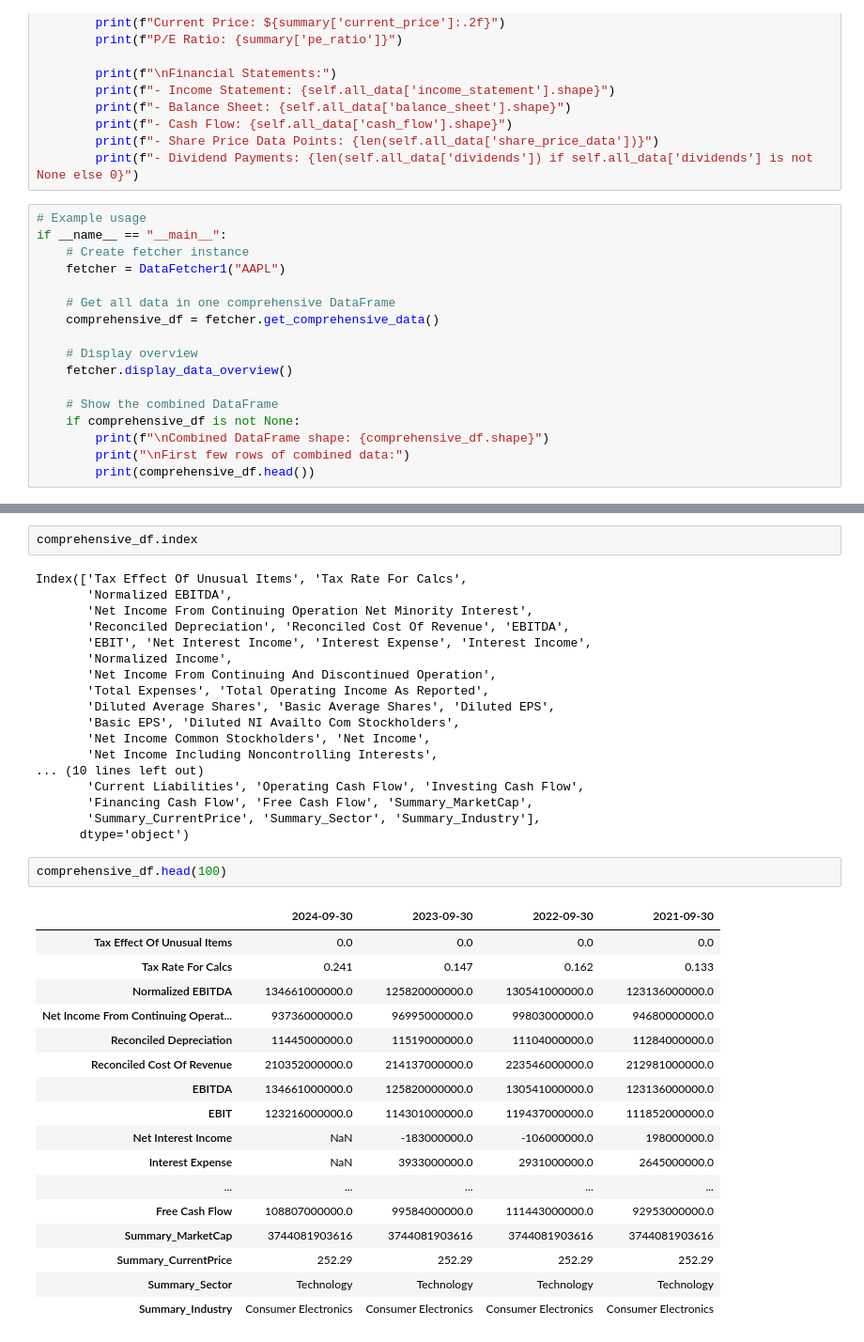
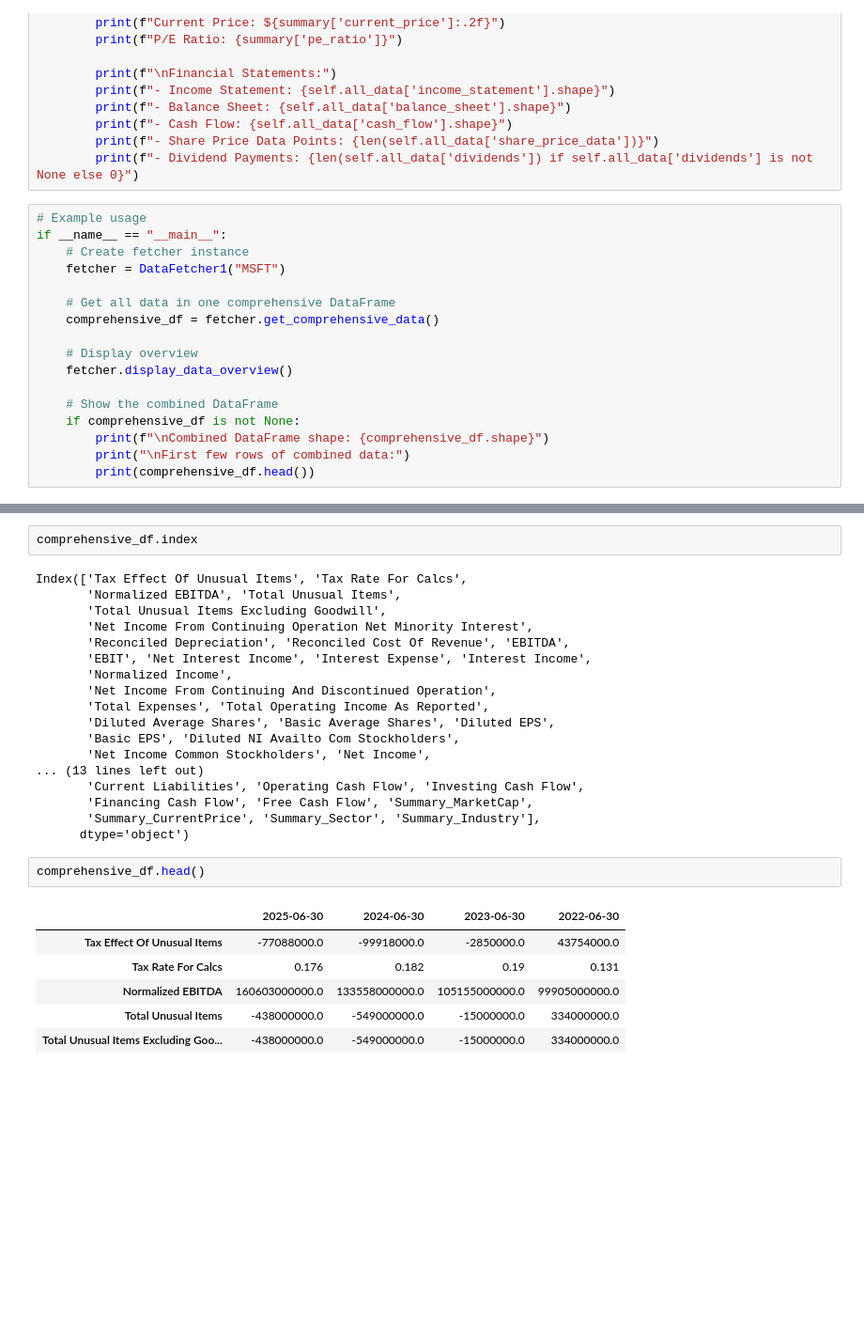
Before and after one commit to r0sas/market-mind, a Jupyter notebook: Notebooks/Intrinsic Values.ipynb, the cells around one changed output, grey strips where cells are left out. Shown: that part at 94% size. Drawn from its saved outputs; the diff is of its cells as text; blank space fills up the shorter version.

```diff
--- a/Notebooks/Intrinsic Values.ipynb
+++ b/Notebooks/Intrinsic Values.ipynb
@@ -216,7 +216,7 @@ class DataFetcher1:
 # Example usage
 if __name__ == "__main__":
     # Create fetcher instance
-    fetcher = DataFetcher1("AAPL")
+    fetcher = DataFetcher1("MSFT")
 
     # Get all data in one comprehensive DataFrame
     comprehensive_df = fetcher.get_comprehensive_data()
@@ -251,7 +251,8 @@ Reconciled Depreciation                              11284000000.0
 comprehensive_df.index
 # %% [output]
 Index(['Tax Effect Of Unusual Items', 'Tax Rate For Calcs',
-       'Normalized EBITDA',
+       'Normalized EBITDA', 'Total Unusual Items',
+       'Total Unusual Items Excluding Goodwill',
        'Net Income From Continuing Operation Net Minority Interest',
        'Reconciled Depreciation', 'Reconciled Cost Of Revenue', 'EBITDA',
        'EBIT', 'Net Interest Income', 'Interest Expense', 'Interest Income',
@@ -261,29 +262,17 @@ Index(['Tax Effect Of Unusual Items', 'Tax Rate For Calcs',
        'Diluted Average Shares', 'Basic Average Shares', 'Diluted EPS',
        'Basic EPS', 'Diluted NI Availto Com Stockholders',
        'Net Income Common Stockholders', 'Net Income',
-       'Net Income Including Noncontrolling Interests',
-... (10 lines left out)
+... (13 lines left out)
        'Current Liabilities', 'Operating Cash Flow', 'Investing Cash Flow',
        'Financing Cash Flow', 'Free Cash Flow', 'Summary_MarketCap',
        'Summary_CurrentPrice', 'Summary_Sector', 'Summary_Industry'],
       dtype='object')
 # %%
-comprehensive_df.head(100)
+comprehensive_df.head()
 # %% [output]
-|  | 2024-09-30 | 2023-09-30 | 2022-09-30 | 2021-09-30 |
-| Tax Effect Of Unusual Items | 0.0 | 0.0 | 0.0 | 0.0 |
-| Tax Rate For Calcs | 0.241 | 0.147 | 0.162 | 0.133 |
-| Normalized EBITDA | 134661000000.0 | 125820000000.0 | 130541000000.0 | 123136000000.0 |
-| Net Income From Continuing Operat... | 93736000000.0 | 96995000000.0 | 99803000000.0 | 94680000000.0 |
-| Reconciled Depreciation | 11445000000.0 | 11519000000.0 | 11104000000.0 | 11284000000.0 |
-| Reconciled Cost Of Revenue | 210352000000.0 | 214137000000.0 | 223546000000.0 | 212981000000.0 |
-| EBITDA | 134661000000.0 | 125820000000.0 | 130541000000.0 | 123136000000.0 |
-| EBIT | 123216000000.0 | 114301000000.0 | 119437000000.0 | 111852000000.0 |
-| Net Interest Income | NaN | -183000000.0 | -106000000.0 | 198000000.0 |
-| Interest Expense | NaN | 3933000000.0 | 2931000000.0 | 2645000000.0 |
-| ... | ... | ... | ... | ... |
-| Free Cash Flow | 108807000000.0 | 99584000000.0 | 111443000000.0 | 92953000000.0 |
-| Summary_MarketCap | 3744081903616 | 3744081903616 | 3744081903616 | 3744081903616 |
-| Summary_CurrentPrice | 252.29 | 252.29 | 252.29 | 252.29 |
-| Summary_Sector | Technology | Technology | Technology | Technology |
-| Summary_Industry | Consumer Electronics | Consumer Electronics | Consumer Electronics | Consumer Electronics |
+|  | 2025-06-30 | 2024-06-30 | 2023-06-30 | 2022-06-30 |
+| Tax Effect Of Unusual Items | -77088000.0 | -99918000.0 | -2850000.0 | 43754000.0 |
+| Tax Rate For Calcs | 0.176 | 0.182 | 0.19 | 0.131 |
+| Normalized EBITDA | 160603000000.0 | 133558000000.0 | 105155000000.0 | 99905000000.0 |
+| Total Unusual Items | -438000000.0 | -549000000.0 | -15000000.0 | 334000000.0 |
+| Total Unusual Items Excluding Goo... | -438000000.0 | -549000000.0 | -15000000.0 | 334000000.0 |
```
Also changed, not shown: parts of 18 cells of this notebook.
